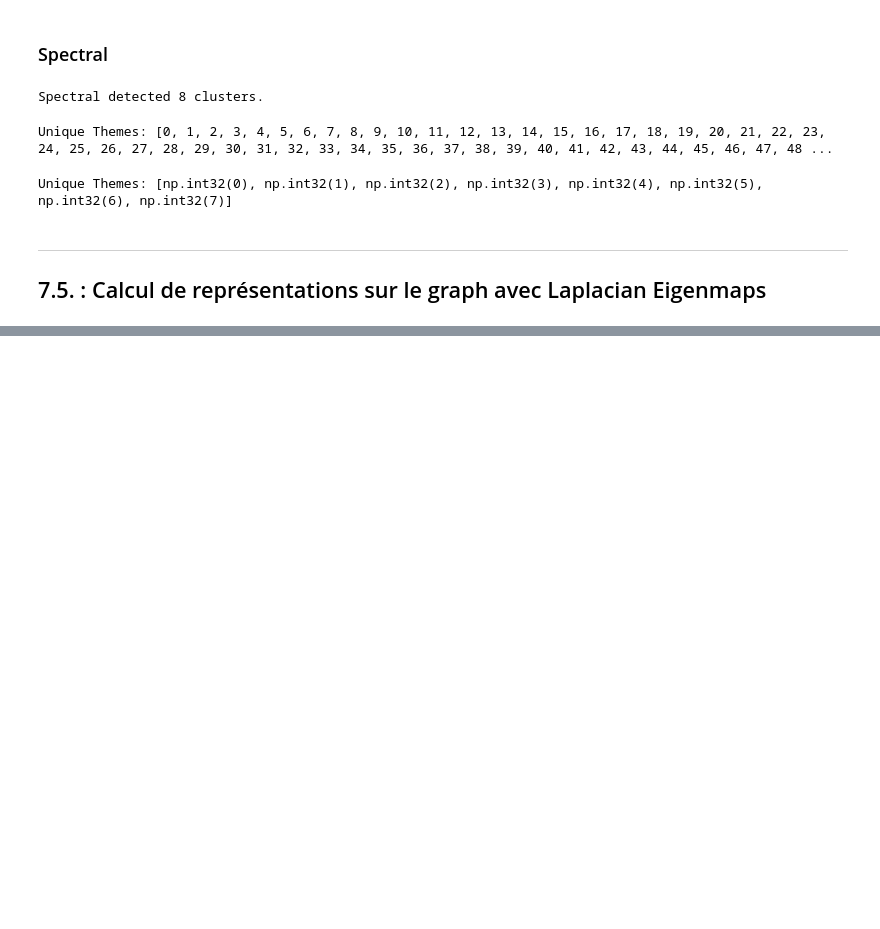
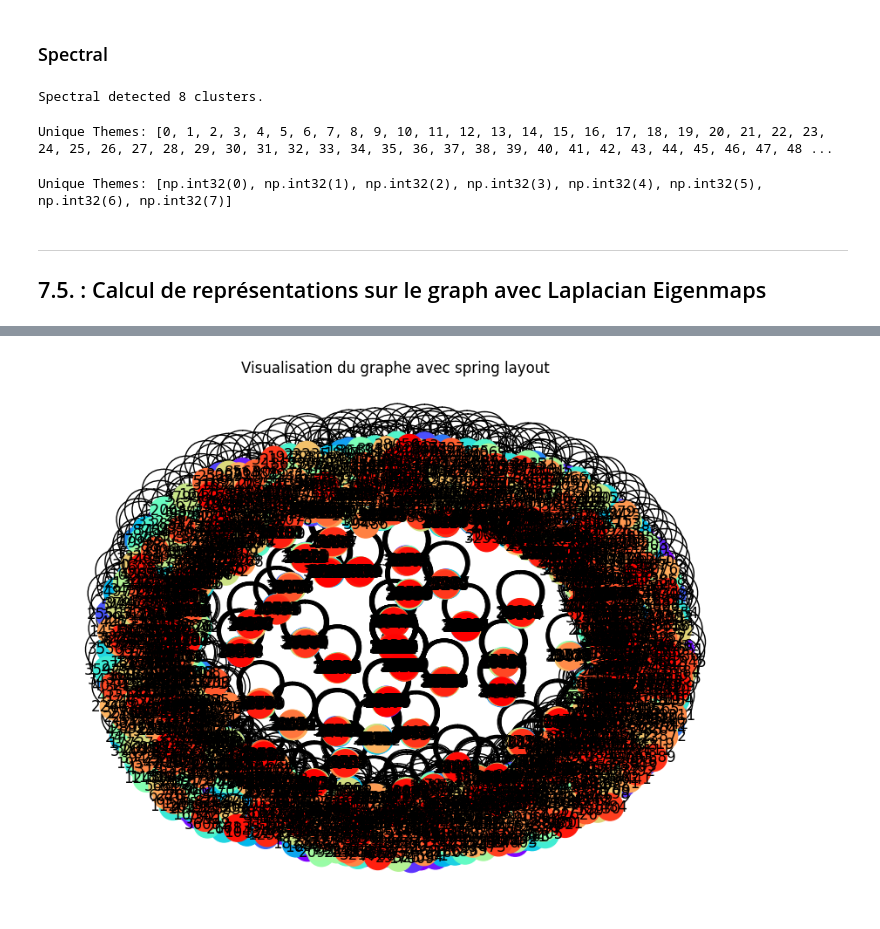
Before and after one commit to Bees11111/NetworkAnalysis_SearchEngine, a Jupyter notebook: partie3.ipynb, the cells around one changed output, grey strips where cells are left out. Drawn from its saved outputs; the diff is of its cells as text; code cells hidden in the pictures; blank space fills up the shorter version.

```diff
--- a/partie3.ipynb
+++ b/partie3.ipynb
@@ -403,19 +408,21 @@ ValueError: 'c' argument has 40596 elements, which is inconsistent with 'x' and
 # %%
 # 5. Comparaison avec une visualisation du graphe
 # Ici, on utilise un layout de type "spring layout" pour comparer
-pos = nx.spring_layout(G)  # Positionnement des noeuds basé sur la force des arêtes
+pos = nx.spring_layout(G_sub)  # Positionnement des noeuds basé sur la force des arêtes
 
 plt.figure(figsize=(8, 6))
 nx.draw(
     G_sub,
     pos,
     with_labels=True,
-    node_color=np.arange(len(G.nodes())),
+    node_color=np.arange(len(G_sub.nodes())),
     cmap="rainbow",
     node_size=500,
 )
 plt.title("Visualisation du graphe avec spring layout")
 plt.show()
+# %% [output]
+[figure, added]
 # %%
 # 6. Optionnel : projection de l'Embedding avec t-SNE ou PCA
 # Comparer en projetant l'Embedding obtenu par Laplacian Eigenmaps avec t-SNE
```
Also changed, not shown: parts of 2 cells of this notebook, 4 other files.
